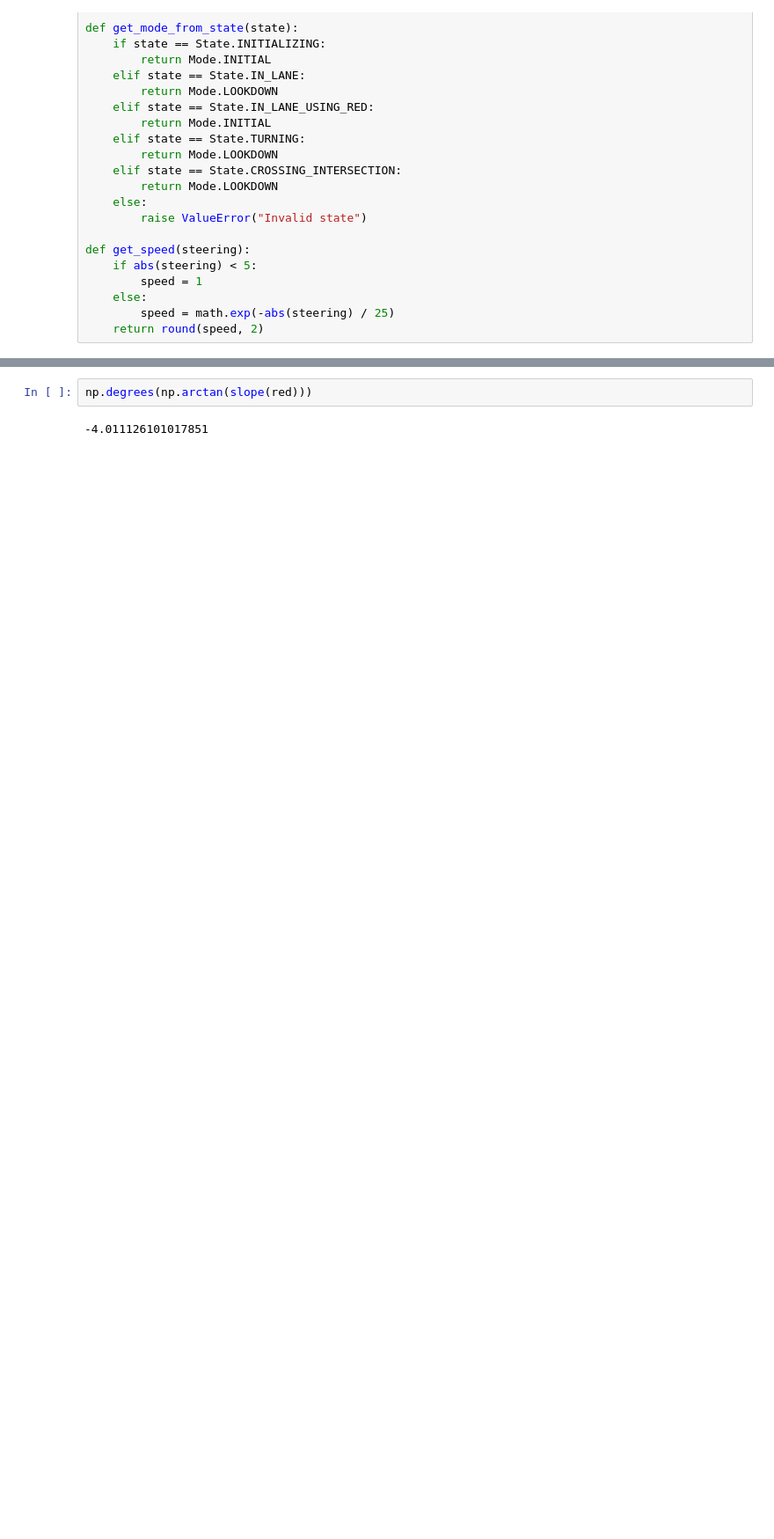
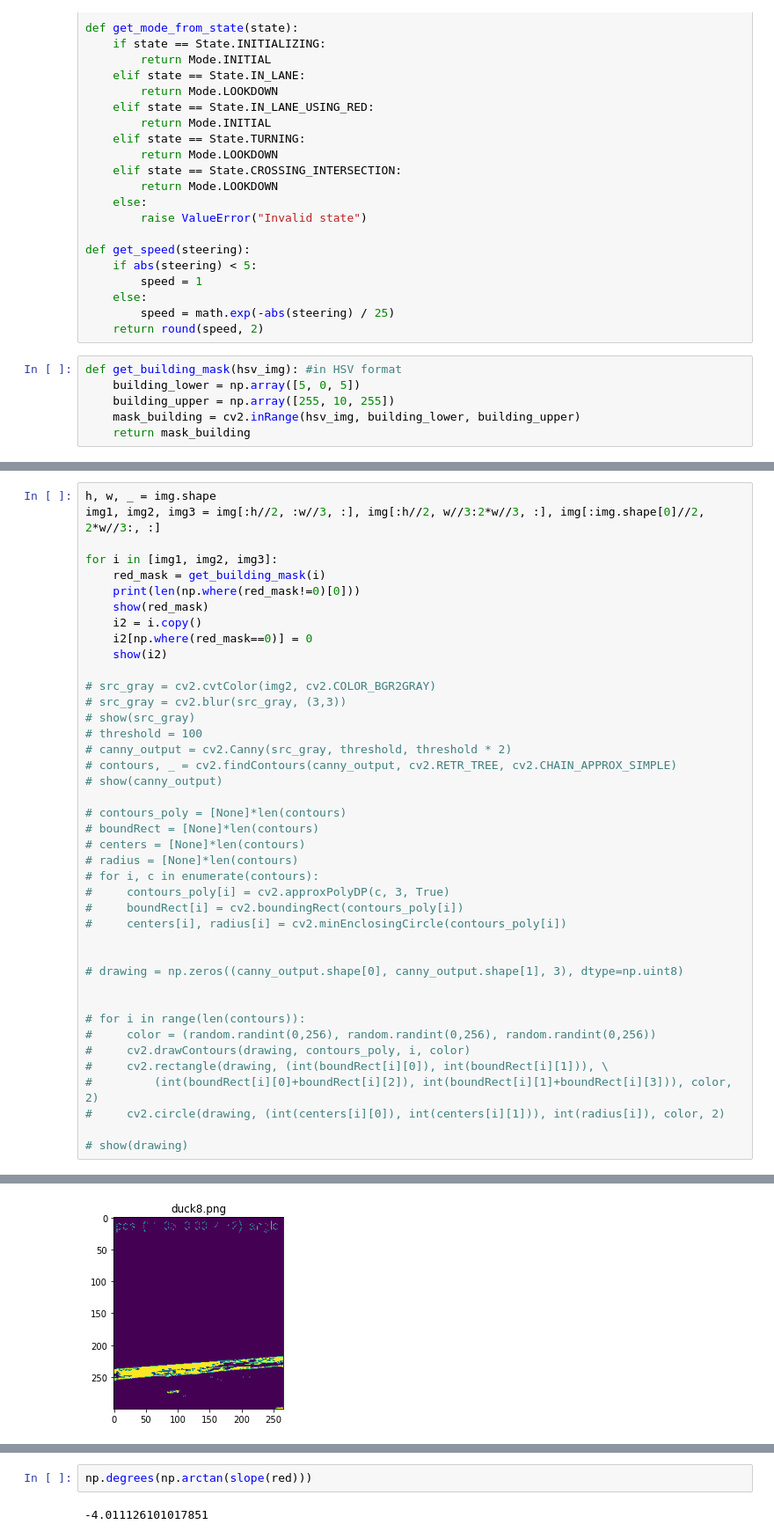
Before and after one commit to adrshsrvstv/CS4278-5478-Project-Materials, a Jupyter notebook: Lane Pose Estimation.ipynb, the cells around one changed output, grey strips where cells are left out. Shown at 88% size. Saved outputs shown, nothing was run; the diff lists cells and outputs as text; blank space fills up the shorter version.

Commit message:
Worked on Building Detection

```diff
--- a/Lane Pose Estimation.ipynb
+++ b/Lane Pose Estimation.ipynb
@@ -322,4 +323,10 @@ def get_speed(steering):
     else:
         speed = math.exp(-abs(steering) / 25)
     return round(speed, 2)
+# %%
+def get_building_mask(hsv_img): #in HSV format
+    building_lower = np.array([5, 0, 5])
+    building_upper = np.array([255, 10, 255])
+    mask_building = cv2.inRange(hsv_img, building_lower, building_upper)
+    return mask_building
 # %%
@@ -334,0 +342,42 @@ mode = get_mode_from_state(state)
+# %%
+h, w, _ = img.shape
+img1, img2, img3 = img[:h//2, :w//3, :], img[:h//2, w//3:2*w//3, :], img[:img.shape[0]//2, 2*w//3:, :]
+
+for i in [img1, img2, img3]:
+    red_mask = get_building_mask(i)
+    print(len(np.where(red_mask!=0)[0]))
+    show(red_mask)
+    i2 = i.copy()
+    i2[np.where(red_mask==0)] = 0
+    show(i2)
+
+# src_gray = cv2.cvtColor(img2, cv2.COLOR_BGR2GRAY)
+# src_gray = cv2.blur(src_gray, (3,3))
+# show(src_gray)
+# threshold = 100
+# canny_output = cv2.Canny(src_gray, threshold, threshold * 2)
+# contours, _ = cv2.findContours(canny_output, cv2.RETR_TREE, cv2.CHAIN_APPROX_SIMPLE)
+# show(canny_output)
+
+# contours_poly = [None]*len(contours)
+# boundRect = [None]*len(contours)
+# centers = [None]*len(contours)
+# radius = [None]*len(contours)
+# for i, c in enumerate(contours):
+#     contours_poly[i] = cv2.approxPolyDP(c, 3, True)
+#     boundRect[i] = cv2.boundingRect(contours_poly[i])
+#     centers[i], radius[i] = cv2.minEnclosingCircle(contours_poly[i])
+
+
+# drawing = np.zeros((canny_output.shape[0], canny_output.shape[1], 3), dtype=np.uint8)
+
+
+# for i in range(len(contours)):
+#     color = (random.randint(0,256), random.randint(0,256), random.randint(0,256))
+#     cv2.drawContours(drawing, contours_poly, i, color)
+#     cv2.rectangle(drawing, (int(boundRect[i][0]), int(boundRect[i][1])), \
+#         (int(boundRect[i][0]+boundRect[i][2]), int(boundRect[i][1]+boundRect[i][3])), color, 2)
+#     cv2.circle(drawing, (int(centers[i][0]), int(centers[i][1])), int(radius[i]), color, 2)
+
+# show(drawing)
+# %% [output]
@@ -334,0 +385 @@ mode = get_mode_from_state(state)
+[figure, added]
```
Also changed, not shown: parts of 5 cells of this notebook.
